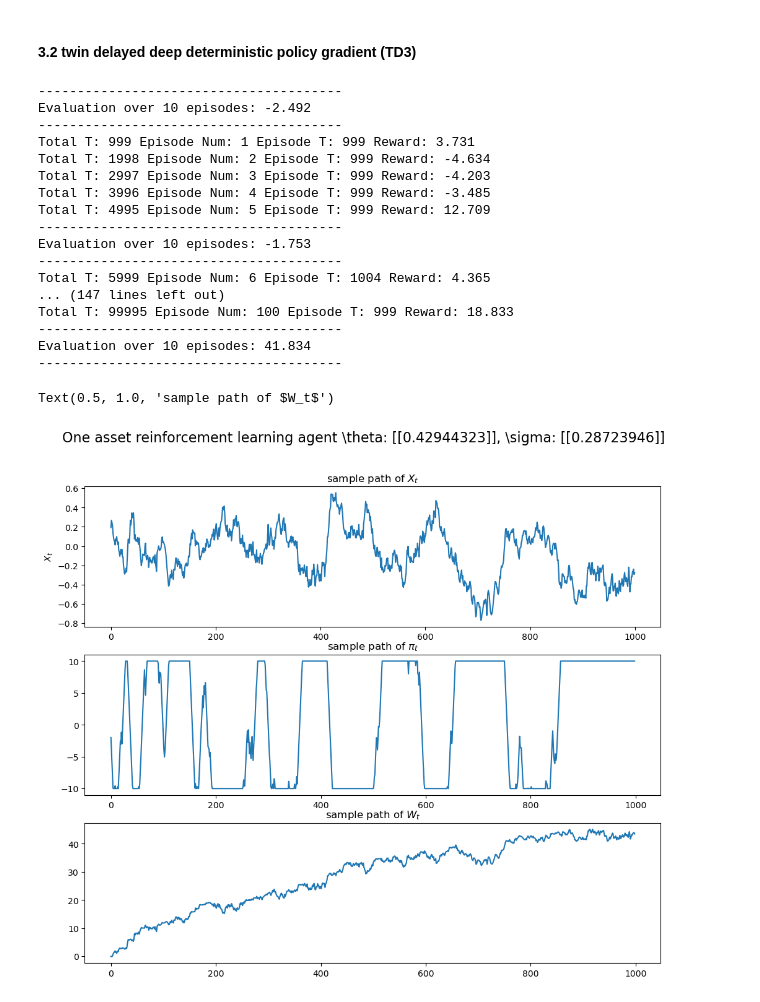
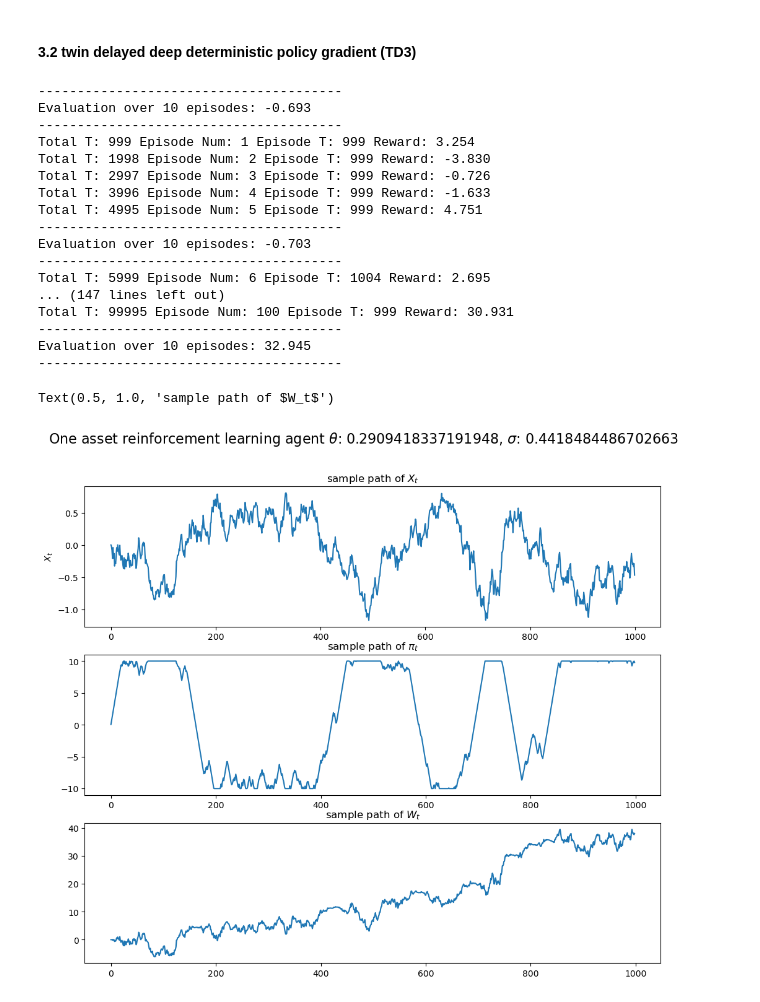
Before and after one commit to quintengeerts2000/MasterThesis-DRL_applications_to_stat_arb, a Jupyter notebook: monte_carlo_simulators/OU_stoch_control.ipynb, the cells around one changed output. Cells and saved outputs as stored; diff of their text form; code cells hidden in the pictures.

Commit message:
fixed small bug with setting initial value

```diff
--- a/monte_carlo_simulators/OU_stoch_control.ipynb
+++ b/monte_carlo_simulators/OU_stoch_control.ipynb
@@ -908,7 +908,7 @@ tau  = 0.005 # Target network update rate
 process = OU_process_shuffler(N,T,L)
 r = 0.0
 tc = 0.0025
-env = TradingEnvironment(process,T,r,p,mode='intensity', max_pi=10, max_change=2,initial_wealth=0, transaction_costs=tc)
+env = TradingEnvironment(process,T,r,p,mode='intensity', max_pi=10, max_change=0.5,initial_wealth=0, transaction_costs=tc)
 
 HIDDEN_DIM = 16
 
@@ -1012,46 +1012,46 @@ for t in range(int(MAX_TIMESTEPS)):
         if SAVE_MODEL: policy.save(f"{os.getcwd()}/models/{file_name}")
 # %% [output]
 ---------------------------------------
-Evaluation over 10 episodes: -2.492
+Evaluation over 10 episodes: -0.693
 ---------------------------------------
-Total T: 999 Episode Num: 1 Episode T: 999 Reward: 3.731
-Total T: 1998 Episode Num: 2 Episode T: 999 Reward: -4.634
-Total T: 2997 Episode Num: 3 Episode T: 999 Reward: -4.203
-Total T: 3996 Episode Num: 4 Episode T: 999 Reward: -3.485
-Total T: 4995 Episode Num: 5 Episode T: 999 Reward: 12.709
+Total T: 999 Episode Num: 1 Episode T: 999 Reward: 3.254
+Total T: 1998 Episode Num: 2 Episode T: 999 Reward: -3.830
+Total T: 2997 Episode Num: 3 Episode T: 999 Reward: -0.726
+Total T: 3996 Episode Num: 4 Episode T: 999 Reward: -1.633
+Total T: 4995 Episode Num: 5 Episode T: 999 Reward: 4.751
 ---------------------------------------
-Evaluation over 10 episodes: -1.753
+Evaluation over 10 episodes: -0.703
 ---------------------------------------
-Total T: 5999 Episode Num: 6 Episode T: 1004 Reward: 4.365
+Total T: 5999 Episode Num: 6 Episode T: 1004 Reward: 2.695
 ... (147 lines left out)
-Total T: 99995 Episode Num: 100 Episode T: 999 Reward: 18.833
+Total T: 99995 Episode Num: 100 Episode T: 999 Reward: 30.931
 ---------------------------------------
-Evaluation over 10 episodes: 41.834
+Evaluation over 10 episodes: 32.945
 ---------------------------------------
 # %%
 state, _ = env.reset()
 done = False
 val_predictions = []
 while not done:
     #state = torch.FloatTensor(state[:N]).unsqueeze(0)
     state = dict_to_features(state)
 
     action = policy.select_action(np.array(state))
     #val_predictions.append(value_pred.detach().item())
     state, reward, done, _ = env.step(action)
 
 fig, ax = plt.subplots(3,1,figsize=(12,10))
-fig.suptitle(rf'One asset reinforcement learning agent \theta: {env.process.theta}, \sigma: {env.process.sigma}', fontsize=16, y = 0.97)
+fig.suptitle(fr'One asset reinforcement learning agent $\theta$: {env.process.theta.item()}, $\sigma$: {env.process.sigma.item()}', fontsize=16, y = 0.97)
 # plot a sample path of the wealth
 ax[0].plot(env.X.transpose())
 ax[0].set_title(r'sample path of $X_t$')
 ax[0].set_ylabel(r'$X_t$')
 #ax[0].set_xlabel('Time')
 ax[1].plot(np.array(env.alloc).sum(axis=1).reshape(-1))
 ax[1].set_title(r'sample path of $\pi_t$')
 
 ax[2].plot(env.W[:-1])
 ax[2].set_title(r'sample path of $W_t$')
 # %% [output]
 Text(0.5, 1.0, 'sample path of $W_t$')
-[figure, old version]
+[figure, new version]
```
Also changed, not shown: 1 other file.
